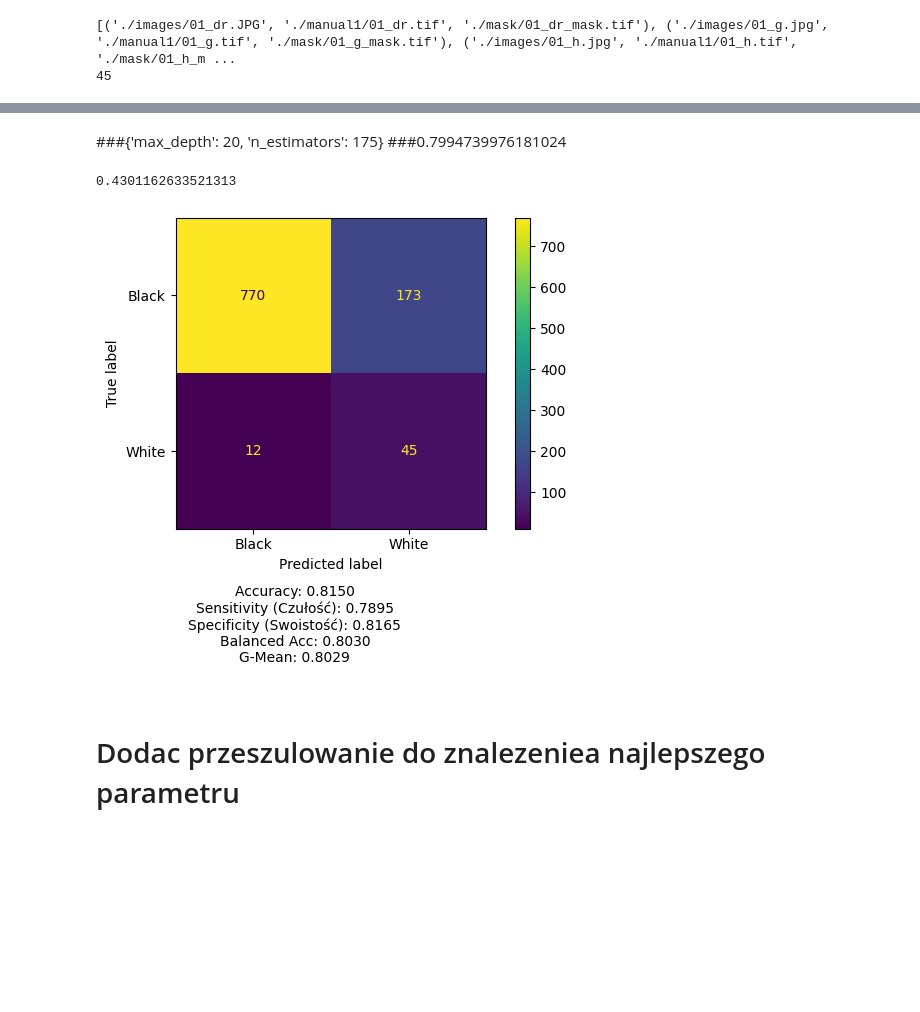
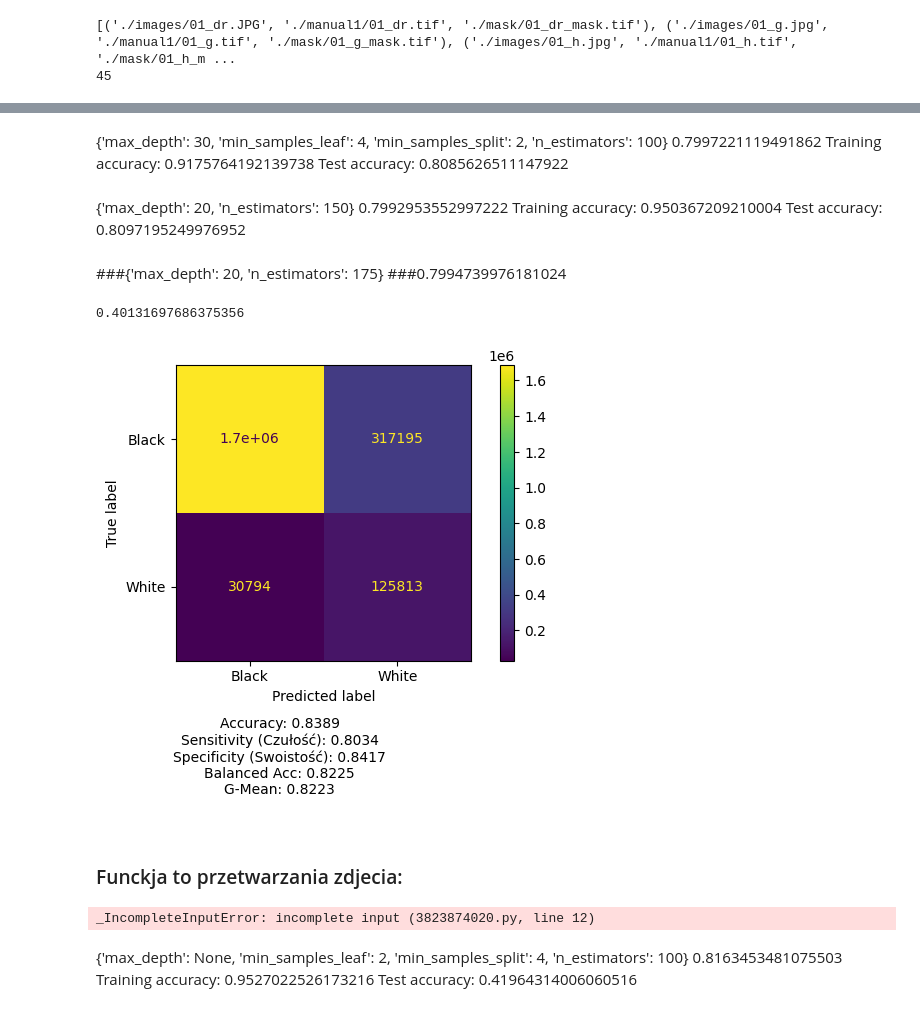
Before and after one commit to StanislawMarszalek/segmentation-of-fundus-images, a Jupyter notebook: machine_learining_notebook.ipynb, the cells around one changed output, grey strips where cells are left out. Saved outputs shown, nothing was run; the diff lists cells and outputs as text; code cells hidden in the pictures; blank space fills up the shorter version.

```diff
--- a/machine_learining_notebook.ipynb
+++ b/machine_learining_notebook.ipynb
@@ -87,10 +87,11 @@ print(y_train.count(0))
 # %%
 clasifier=RandomForestClassifier(random_state=42, n_jobs=-1)
-parameters={'n_estimators':[125,150,175],#Najzywej potem poszukac w okol konkretnej wartosci
-           'max_depth':[None,10,20,30],
-           'min_samples_split':[2,5,10],
-           'min_samples_leaf':[1,2,4]
+parameters={'n_estimators':[50,100],#,175],#Najzywej potem poszukac w okol konkretnej wartosci
+           'max_depth':[None,20,30],
+           'min_samples_split':[1,4],
+           'min_samples_leaf':[1,2],
+
             }
-grid_search=GridSearchCV(clasifier,parameters,n_jobs=-1)
+grid_search=GridSearchCV(clasifier,parameters,n_jobs=-1,scoring="f1",)
 grid_search.fit(X_train,y_train)
 # %% [output]
@@ -104,3 +163,13 @@ print(grid_search.best_score_)
+# %% [markdown]
+{'max_depth': 30, 'min_samples_leaf': 4, 'min_samples_split': 2, 'n_estimators': 100}
+0.7997221119491862
+Training accuracy: 0.9175764192139738
+Test accuracy: 0.8085626511147922
+# %% [markdown]
+{'max_depth': 20, 'n_estimators': 150}
+0.7992953552997222
+Training accuracy: 0.950367209210004
+Test accuracy: 0.8097195249976952
 # %% [markdown]
 ###{'max_depth': 20, 'n_estimators': 175}
 ###0.7994739976181024
@@ -108,19 +177,49 @@ print(grid_search.best_score_)
 #clasifier.fit(X_train,y_train)
 # wrzucic do chata/geminiego i zapytac sie jakie wartosci najlepiej przetetsyowac zeby znaleac dobry wynik ale w krotszym czasie
 # %%
-predictions=[]
-for idx,(x, y ) in enumerate(zip(X_test, y_test)):
-    pred=grid_search.predict(np.array(x).reshape(1, -1))
-    #val=root_mean_squared_error(np.array([y]),pred)
-    predictions.append(pred[0])
-    if idx==999:
-        break
+#predictions = []
+#
+## batch danych
+#features = []
+#
+#for idx, (x, y) in enumerate(zip(X_test, y_test)):
+#
+#    features.append(x)
+#
+#    if idx == 49_999:
+#        break
+#
+## konwersja do numpy
+#features = np.asarray(features, dtype=np.float32)
+#
+## JEDNA predykcja batchowa
+#predictions = grid_search.predict(features)
+predictions=grid_search.predict(X_test)
 # %%
 from simple_statistics import create_confusions_matrix
-print(root_mean_squared_error(y_test[:1000],predictions))
-create_confusions_matrix(np.array(y_test[:1000]),np.array(predictions))
+print(root_mean_squared_error(y_test,predictions))
+create_confusions_matrix(np.array(y_test),np.array(predictions))
 # %% [output]
-0.4301162633521313
+0.40131697686375356
-[figure, old version]
+[figure, new version]
-# %% [markdown]
-# Dodac przeszulowanie do znalezeniea najlepszego parametru
+# %% [markdown]
+### Funckja to przetwarzania zdjecia:
+# %%
+def look_for_vessels_ml(img,mask,clasifier_,kernel_size):
+    mask=mask[:,:,1]
+    mask=np.where(mask>0,1,0)
+    img=preproces_pipeline(img)
+    max_x,max_y=img.shape
+    pred_img=np.zeros((max_x, max_y), dtype=np.uint8)
+
+    img=np.pad(img,kernel_size//2,mode="reflect")
+    features=[]
+    for x in range(max_x):
+        for y in range(max_y):
+# %% [output]
+_IncompleteInputError: incomplete input (3823874020.py, line 12)
+# %% [markdown]
+{'max_depth': None, 'min_samples_leaf': 2, 'min_samples_split': 4, 'n_estimators': 100}
+0.8163453481075503
+Training accuracy: 0.9527022526173216
+Test accuracy: 0.41964314006060516
```
Also changed, not shown: parts of 10 cells of this notebook, 1 other file.
